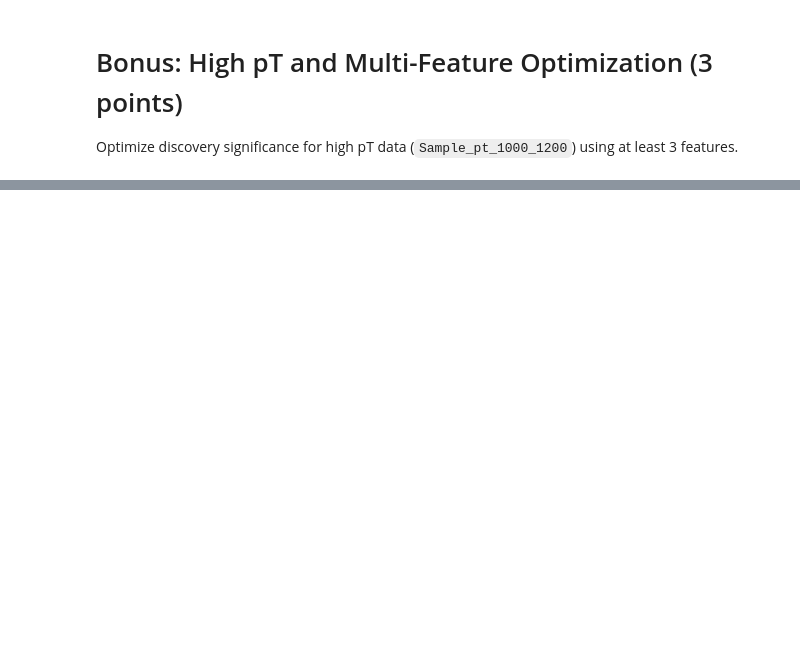
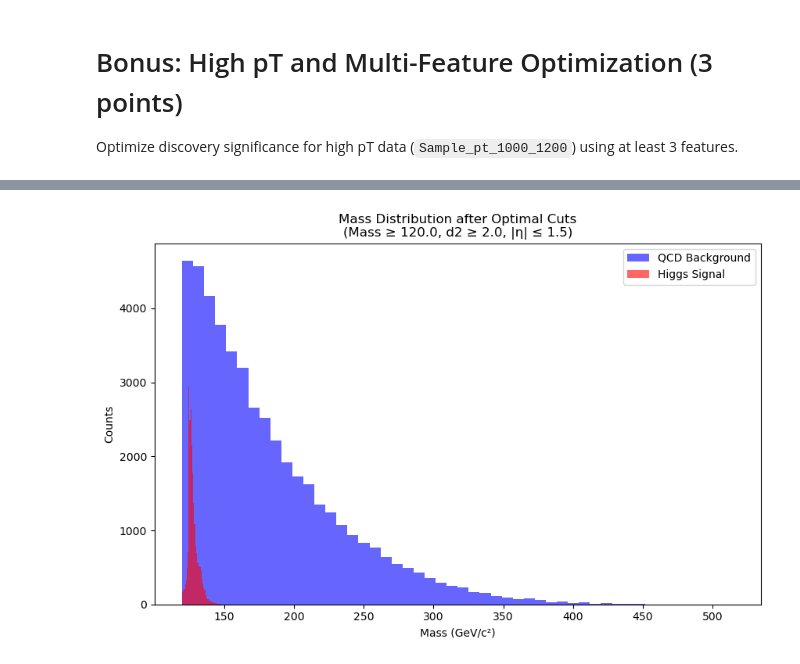
Before and after one commit to NirmalKumarMari/PHYS-434, a Jupyter notebook: lab_5_template.ipynb, the cells around one changed output, grey strips where cells are left out. Cells and saved outputs as stored; diff of their text form; code cells hidden in the pictures; blank space fills up the shorter version.

```diff
--- a/lab_5_template.ipynb
+++ b/lab_5_template.ipynb
@@ -405,5 +440,9 @@ Apply both mass and optimal d2 cuts to visualize the final result.
 
 Optimize discovery significance for high pT data (`Sample_pt_1000_1200`) using at least 3 features.
 # %%
-# TODO: Load high pT data
+# Load high pT data
+with open('LHC/Sample_pt_1000_1200/qcd_100000_pt_1000_1200.pkl', 'rb') as f:
+    qcd_data_high_pt = pickle.load(f)
+with open('LHC/Sample_pt_1000_1200/higgs_100000_pt_1000_1200.pkl', 'rb') as f:
+    higgs_data_high_pt = pickle.load(f)
 # %%
@@ -421,3 +523,24 @@ Optimize discovery significance for high pT data (`Sample_pt_1000_1200`) using a
 # %%
-# TODO: Plot final mass distribution with optimal cuts applied
+# Plot final mass distribution with optimal cuts applied
 # Show signal stacked on background with optimal cuts
+sig_final_mask = (
+    (higgs_data_high_pt['mass'] >= best_mass_cut) &
+    (higgs_data_high_pt['d2'] >= best_d2_cut) &
+    (np.abs(higgs_data_high_pt['eta']) <= best_eta_cut)
+)
+bkg_final_mask = (
+    (qcd_data_high_pt['mass'] >= best_mass_cut) &
+    (qcd_data_high_pt['d2'] >= best_d2_cut) &
+    (np.abs(qcd_data_high_pt['eta']) <= best_eta_cut)
+)
+
+plt.figure(figsize=(10,6))
+plt.hist(qcd_data_high_pt['mass'][bkg_final_mask], bins=50, alpha=0.6, label='QCD Background', color='blue')
+plt.hist(higgs_data_high_pt['mass'][sig_final_mask], bins=50, alpha=0.6, label='Higgs Signal', color='red')
+plt.xlabel('Mass (GeV/c²)')
+plt.ylabel('Counts')
+plt.title(f'Mass Distribution after Optimal Cuts\n(Mass ≥ {best_mass_cut:.1f}, d2 ≥ {best_d2_cut:.1f}, |η| ≤ {best_eta_cut:.1f})')
+plt.legend()
+plt.show()
+# %% [output]
+[figure, added]
```
Also changed, not shown: parts of 7 cells of this notebook.
